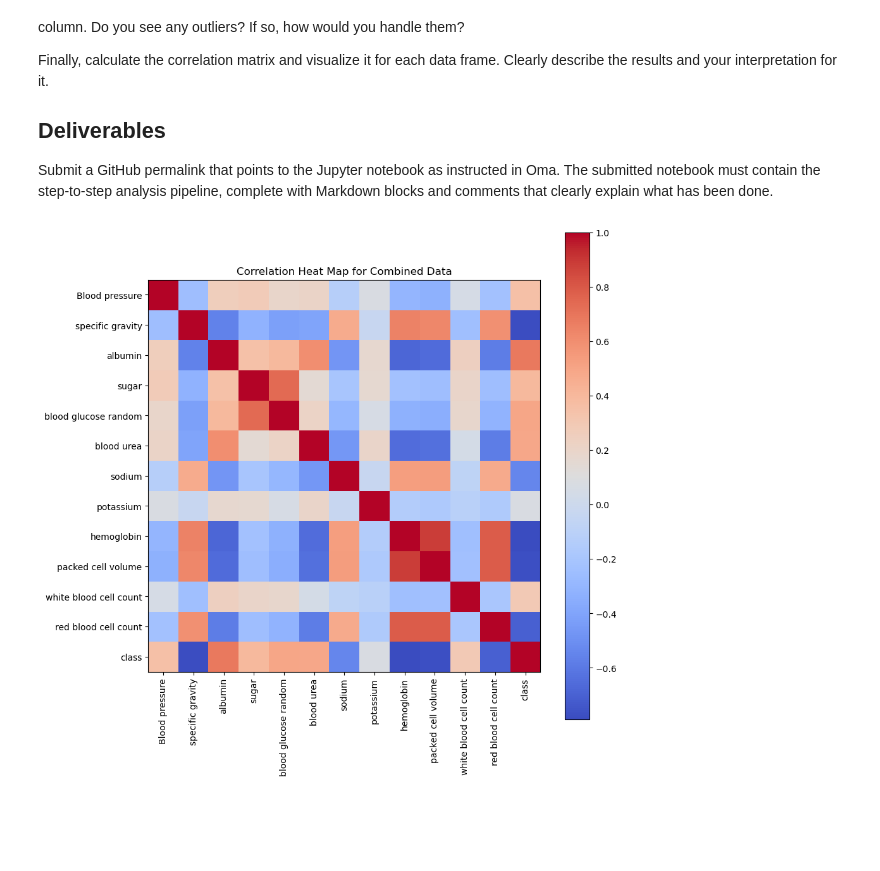
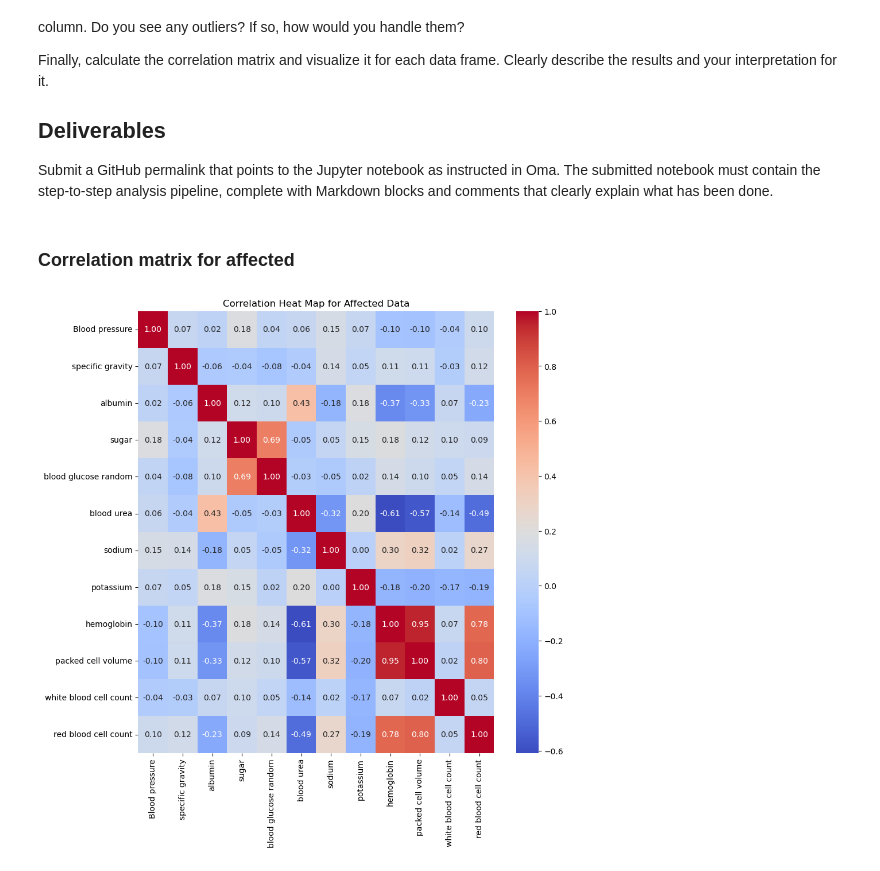
Before and after one commit to hinmiro/dataIsBeautifull_G2, a Jupyter notebook: assignments/data_preprocessing.ipynb, the cells around one changed output. Drawn from its saved outputs; the diff is of its cells as text; code cells hidden in the pictures; blank space fills up the shorter version.

Commit message:
Refine assignment return data

```diff
--- a/assignments/data_preprocessing.ipynb
+++ b/assignments/data_preprocessing.ipynb
@@ -54,9 +54,11 @@ Finally, calculate the correlation matrix and visualize it for each data frame.
 Submit a GitHub permalink that points to the Jupyter notebook as instructed in Oma.
 The submitted notebook must contain the step-to-step analysis pipeline, complete with Markdown blocks and comments that clearly explain what has been done.
 # %%
+import numpy as np
 import pandas as pd
 from ucimlrepo import fetch_ucirepo
 import matplotlib.pyplot as plt
+import seaborn as sns
 
 # fetch dataset
 chronic_kidney_disease = fetch_ucirepo(id=336)
@@ -76,29 +78,26 @@ df = df.rename(columns={'bp': 'Blood pressure', 'sg': 'specific gravity', 'al':
                         'hemo': 'hemoglobin', 'pcv': 'packed cell volume', 'wbcc': 'white blood cell count',
                         'rbcc': 'red blood cell count', })
 df.hemoglobin = df.hemoglobin / 10
-df['class'] = df['class'].map({'ckd': 1, 'notckd': 0})
+df['class'] = df['class'].map({'ckd': 'a', 'notckd': 'c'})
 
 df = df.dropna(thresh=len(df.columns) - 2)
 
-affected = df[df['class'] == 1]
-control = df[df['class'] == 0]
+affected = df[df['class'] == 'a']
+control = df[df['class'] == 'c']
 
-
-def histogram_plot(df):
+def histogram_plot(data):
     plt.figure(figsize=(20, 20))
-    for i, col in enumerate(df.select_dtypes(include=['float', 'float'])):
-        plt.subplot(3, 4, i + 1)
-        df[col].plot(kind='hist', title=col)
+    for i, col in enumerate(data.select_dtypes(include=['float', 'float'])):
+        plt.subplot(4, 4, i + 1)
+        data[col].plot(kind='hist', title=col)
         plt.xlabel(col)
-allTested = affected.merge(control)
-corr = df.corr()
+# %% [markdown]
+### Correlation matrix for affected
 # %%
+corr_affected = affected.drop(columns=['class']).corr()
 plt.figure(figsize=(10, 10))
-plt.imshow(corr, cmap='coolwarm', interpolation='none')
-plt.colorbar()
-plt.xticks(range(len(corr)), corr.columns, rotation=90)
-plt.yticks(range(len(corr)), corr.columns)
-plt.title('Correlation Heat Map for Combined Data')
+sns.heatmap(corr_affected, cmap='coolwarm', annot=True, fmt=".2f", cbar=True, xticklabels=corr_affected.columns, yticklabels=corr_affected.columns)
+plt.title('Correlation Heat Map for Affected Data')
 plt.show()
 # %% [output]
-[figure, old version]
+[figure, new version]
```
Also changed, not shown: parts of 13 cells of this notebook, 1 other file.
